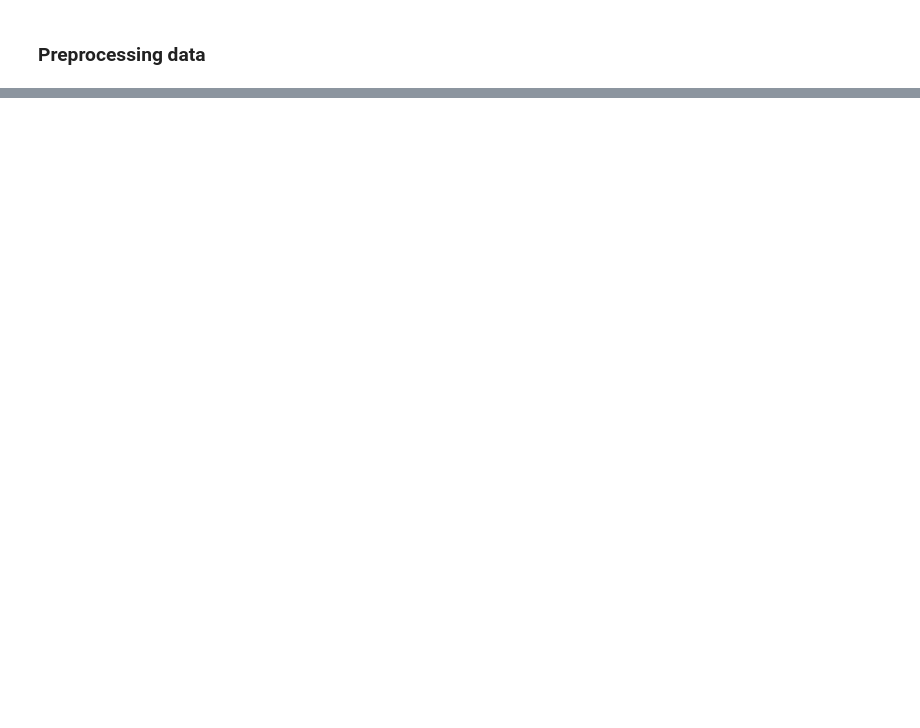
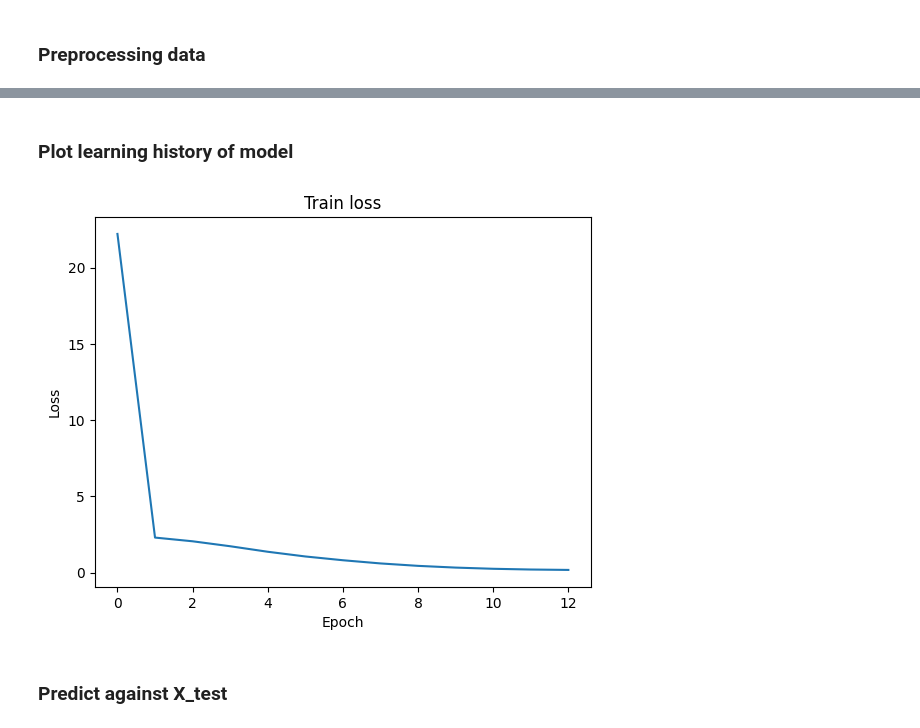
Before and after one commit to MarieMCodes/re_value_predictor, a Jupyter notebook: notebooks/marie_model.ipynb, the cells around one changed output, grey strips where cells are left out. Drawn from its saved outputs; the diff is of its cells as text; code cells hidden in the pictures; blank space fills up the shorter version.

```diff
--- a/notebooks/marie_model.ipynb
+++ b/notebooks/marie_model.ipynb
@@ -92,7 +95,0 @@ Pipeline(steps=[('onehot',
-# %%
-# Column transformer to preprocess both numerical and categorical data
-preprocessor = ColumnTransformer([
-        ('num', numeric_pipeline, numeric_columns),
-        ('cat', categorical_pipeline, make_column_selector(dtype_include="object"))
-    ], remainder='passthrough') # no need to scale lat lon
-preprocessor
@@ -126,2 +95,0 @@ X
-# %%
-X_transformed = preprocessor.fit_transform(X)
@@ -151,0 +124,3 @@ array([[-6.36363636e-01, -7.32050808e-01,  0.00000000e+00, ...,
+# %%
+X_train, X_test, y_train, y_test=process_and_split(X,y)
+X_train.shape, X_test.shape, y_train.shape, y_test.shape
@@ -151,0 +219,18 @@ array([[-6.36363636e-01, -7.32050808e-01,  0.00000000e+00, ...,
+# %%
+# initialise_model
+model=initialize_model()
+
+# compile_model
+model=compile_model(model,learning_rate=0.001, epochs=80 )
+
+# train_model
+model,history=train_model(model,X_train,y_train)
+print('✅ model finished training')
+
+#save model
+#save_model(model, '../models/model_latlon_full.h5')
+#print('✅ model saved ')
+
+# evaluate
+mae, mse=evaluate_model(model,X_test,y_test)
+print(f'MAE is {mae}, and MSE is {mse}. Training is complete')
@@ -151,0 +248,15 @@ array([[-6.36363636e-01, -7.32050808e-01,  0.00000000e+00, ...,
+# %% [markdown]
+### Plot learning history of model
+# %%
+def plot_history(history):
+    plt.plot(history.history['loss'])
+    plt.title('Train loss')
+    plt.ylabel('Loss')
+    plt.xlabel('Epoch')
+    plt.show()
+
+plot_history(history)
+# %% [output]
+[figure, added]
+# %% [markdown]
+### Predict against X_test
```
Also changed, not shown: parts of 26 cells of this notebook, 4 other files.
